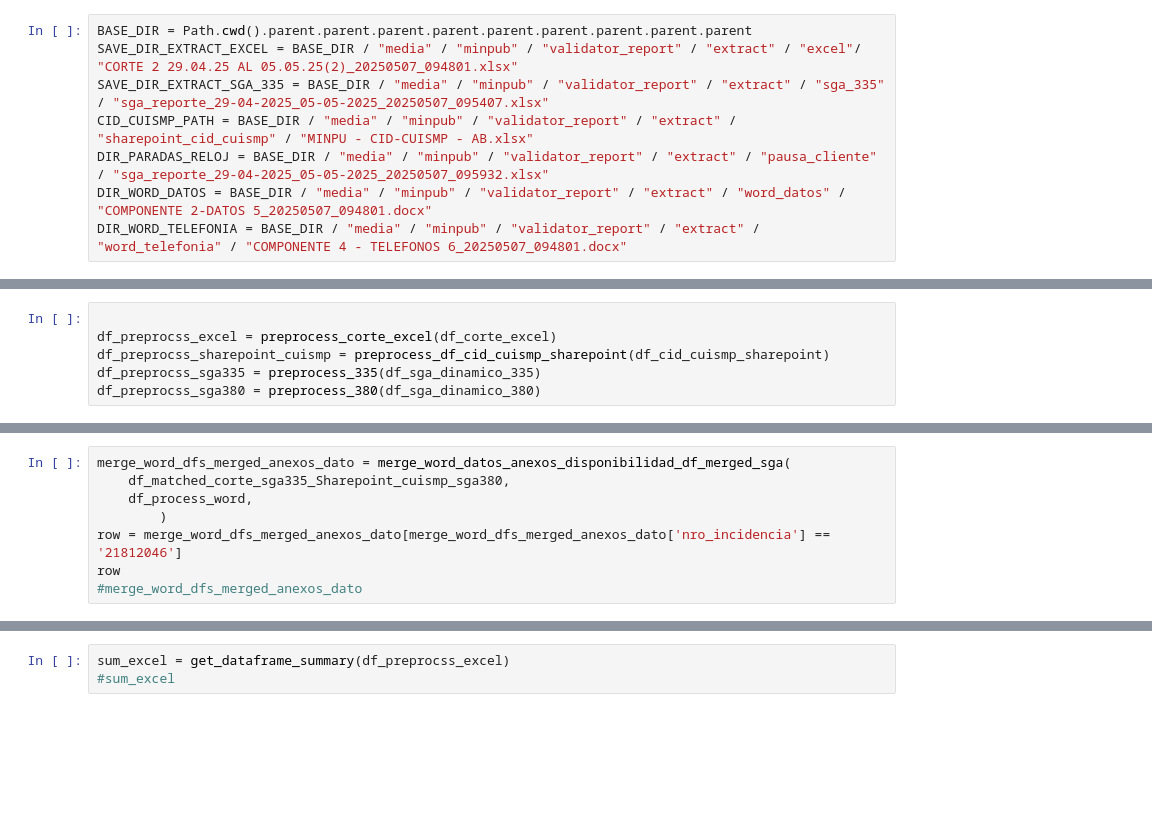
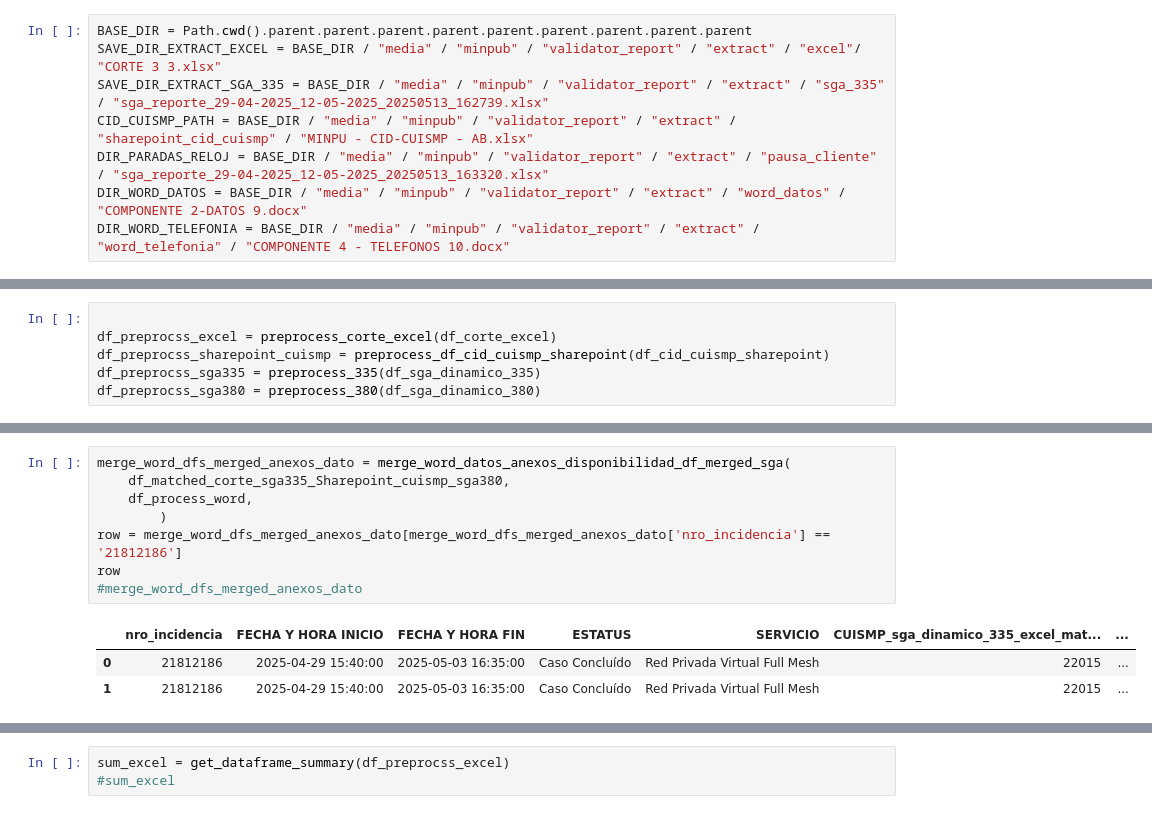
Before and after one commit to bots-platform/bots, a Jupyter notebook: app/modules/sga/minpub/report_validator/service/objetivos/notebooks/objetivo_3/o1_anexos_sustentos_paradas_reloj_validator.ipynb, the cells around one changed output, grey strips where cells are left out. Cells and saved outputs as stored; diff of their text form; blank space fills up the shorter version.

Commit message:
fix: update execution counts and file paths in o1_anexos_sustentos_paradas_reloj_validator.ipynb for improved accuracy and consistency

```diff
--- a/app/modules/sga/minpub/report_validator/service/objetivos/notebooks/objetivo_3/o1_anexos_sustentos_paradas_reloj_validator.ipynb
+++ b/app/modules/sga/minpub/report_validator/service/objetivos/notebooks/objetivo_3/o1_anexos_sustentos_paradas_reloj_validator.ipynb
@@ -114,12 +114,12 @@ from app.modules.sga.minpub.report_validator.service.objetivos.validators.objeti
 from app.modules.sga.minpub.report_validator.service.objetivos.validators.objetivo_3.o1_anexos_sustentos_paradas_reloj_validator import build_failure_messages_validate_anexos_indisponibilidad_word
 # %%
 BASE_DIR = Path.cwd().parent.parent.parent.parent.parent.parent.parent.parent.parent
-SAVE_DIR_EXTRACT_EXCEL = BASE_DIR / "media" / "minpub" / "validator_report" / "extract" / "excel"/ "CORTE 2 29.04.25 AL 05.05.25(2)_20250507_094801.xlsx"
-SAVE_DIR_EXTRACT_SGA_335 = BASE_DIR / "media" / "minpub" / "validator_report" / "extract" / "sga_335" / "sga_reporte_29-04-2025_05-05-2025_20250507_095407.xlsx"
+SAVE_DIR_EXTRACT_EXCEL = BASE_DIR / "media" / "minpub" / "validator_report" / "extract" / "excel"/ "CORTE 3 3.xlsx"
+SAVE_DIR_EXTRACT_SGA_335 = BASE_DIR / "media" / "minpub" / "validator_report" / "extract" / "sga_335" / "sga_reporte_29-04-2025_12-05-2025_20250513_162739.xlsx"
 CID_CUISMP_PATH = BASE_DIR / "media" / "minpub" / "validator_report" / "extract" / "sharepoint_cid_cuismp" / "MINPU - CID-CUISMP - AB.xlsx"
-DIR_PARADAS_RELOJ = BASE_DIR / "media" / "minpub" / "validator_report" / "extract" / "pausa_cliente" / "sga_reporte_29-04-2025_05-05-2025_20250507_095932.xlsx"
-DIR_WORD_DATOS = BASE_DIR / "media" / "minpub" / "validator_report" / "extract" / "word_datos" / "COMPONENTE 2-DATOS 5_20250507_094801.docx"
-DIR_WORD_TELEFONIA = BASE_DIR / "media" / "minpub" / "validator_report" / "extract" / "word_telefonia" / "COMPONENTE 4 - TELEFONOS 6_20250507_094801.docx"
+DIR_PARADAS_RELOJ = BASE_DIR / "media" / "minpub" / "validator_report" / "extract" / "pausa_cliente" / "sga_reporte_29-04-2025_12-05-2025_20250513_163320.xlsx"
+DIR_WORD_DATOS = BASE_DIR / "media" / "minpub" / "validator_report" / "extract" / "word_datos" / "COMPONENTE 2-DATOS 9.docx"
+DIR_WORD_TELEFONIA = BASE_DIR / "media" / "minpub" / "validator_report" / "extract" / "word_telefonia" / "COMPONENTE 4 - TELEFONOS 10.docx"
 # %%
 df_corte_excel = pd.read_excel(SAVE_DIR_EXTRACT_EXCEL, skipfooter=2, engine="openpyxl")
 df_sga_dinamico_335 = pd.read_excel(SAVE_DIR_EXTRACT_SGA_335)
@@ -156,11 +199,15 @@ df_matched_corte_sga335_Sharepoint_cuismp_sga380 = merge_sga_335_corte_excel_sha
 # %%
 merge_word_dfs_merged_anexos_dato = merge_word_datos_anexos_disponibilidad_df_merged_sga(
     df_matched_corte_sga335_Sharepoint_cuismp_sga380,
     df_process_word,
         )
-row = merge_word_dfs_merged_anexos_dato[merge_word_dfs_merged_anexos_dato['nro_incidencia'] == '21812046']
+row = merge_word_dfs_merged_anexos_dato[merge_word_dfs_merged_anexos_dato['nro_incidencia'] == '21812186']
 row
 #merge_word_dfs_merged_anexos_dato
+# %% [output]
+|  | nro_incidencia | FECHA Y HORA INICIO | FECHA Y HORA FIN | ESTATUS | SERVICIO | CUISMP_sga_dinamico_335_excel_mat... | ... |
+| 0 | 21812186 | 2025-04-29 15:40:00 | 2025-05-03 16:35:00 | Caso Concluído | Red Privada Virtual Full Mesh | 22015 | ... |
+| 1 | 21812186 | 2025-04-29 15:40:00 | 2025-05-03 16:35:00 | Caso Concluído | Red Privada Virtual Full Mesh | 22015 | ... |
 # %%
 summa_word = get_dataframe_summary(df_process_word)
 summa_word
```
Also changed, not shown: parts of 8 cells of this notebook.
